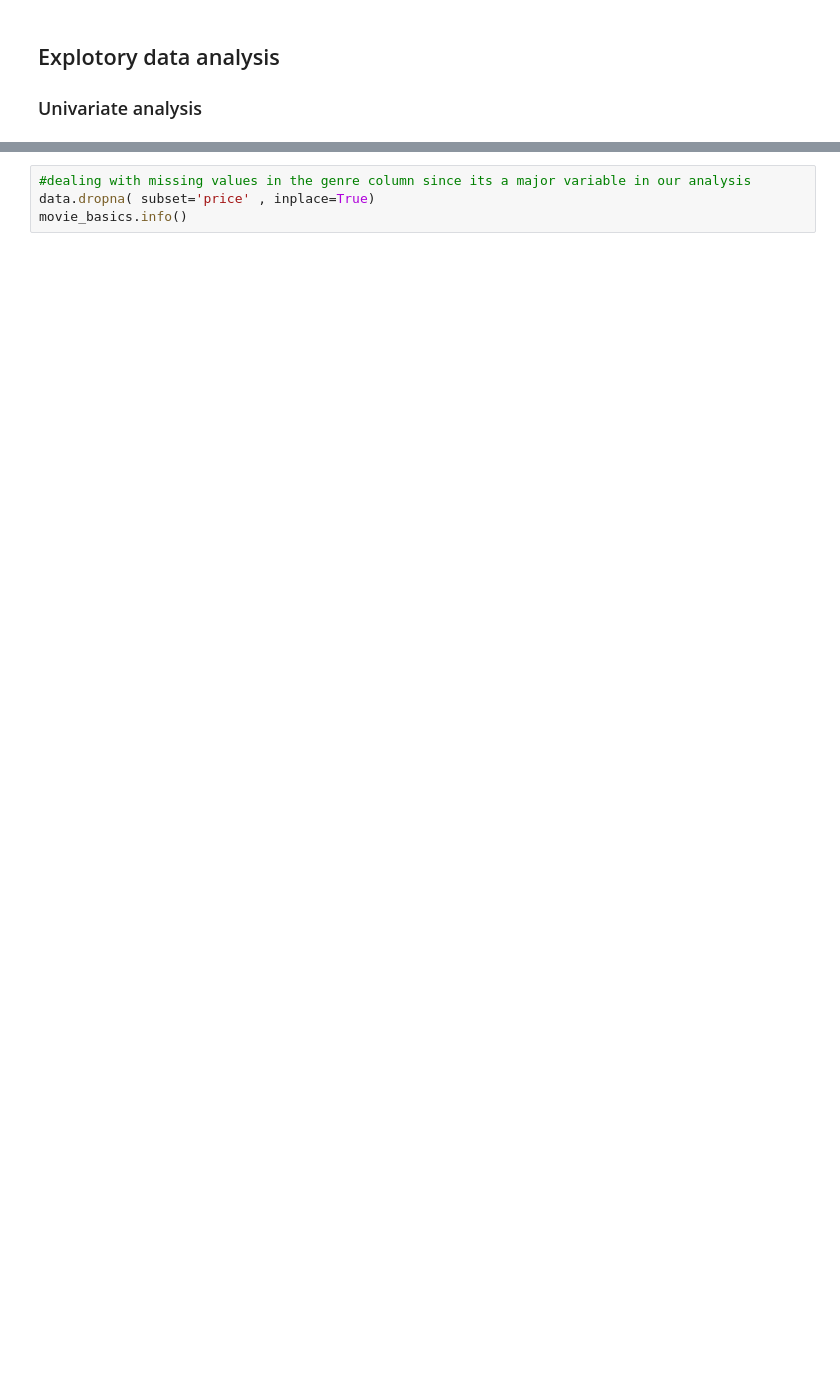
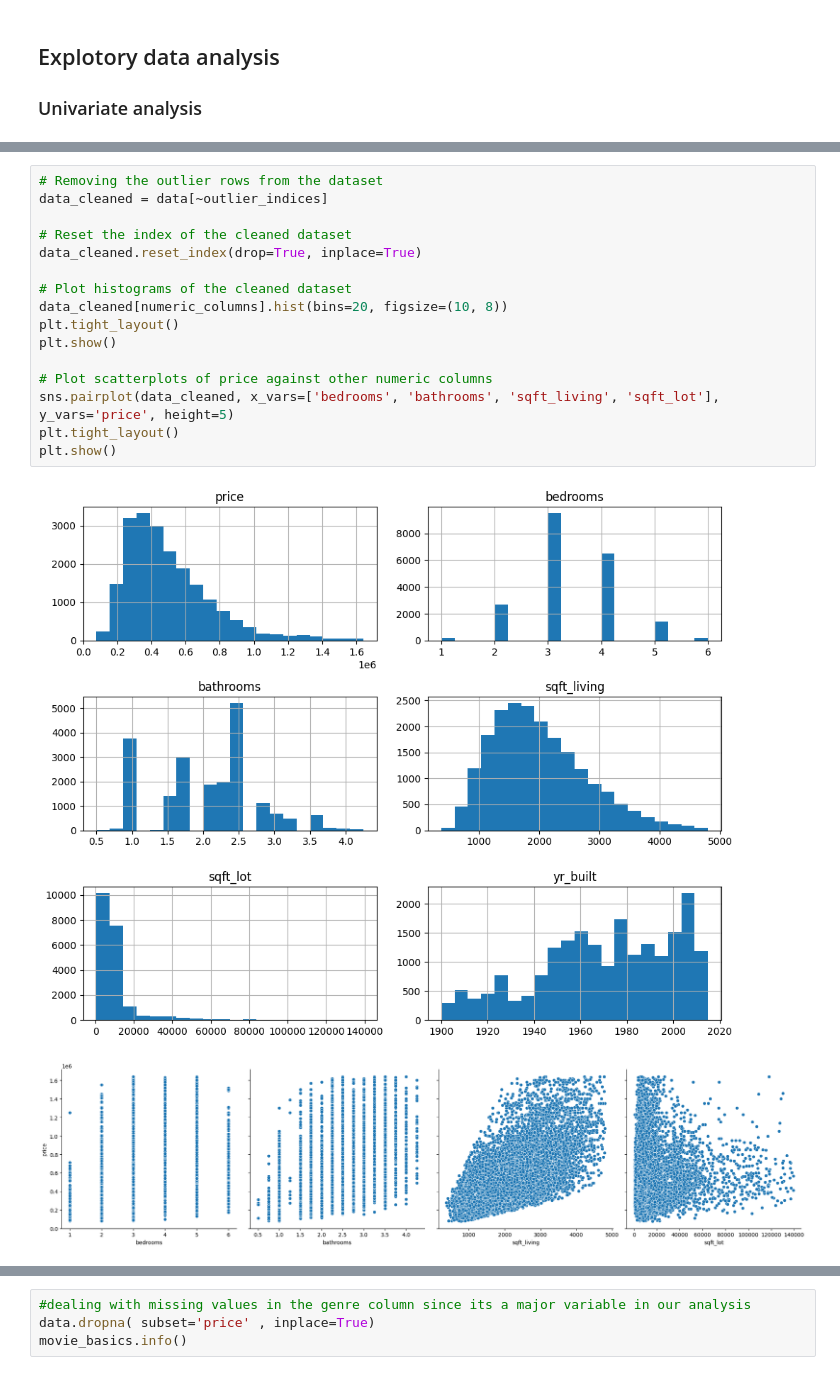
Before and after one commit to levine01/northwestern-county-house-price-analysis, a Jupyter notebook: index.ipynb, the cells around one changed output, grey strips where cells are left out. Saved outputs shown, nothing was run; the diff lists cells and outputs as text; blank space fills up the shorter version.

```diff
--- a/index.ipynb
+++ b/index.ipynb
@@ -70,3 +219,22 @@ plt.show()
+# %%
+# Removing the outlier rows from the dataset
+data_cleaned = data[~outlier_indices]
+
+# Reset the index of the cleaned dataset
+data_cleaned.reset_index(drop=True, inplace=True)
+
+# Plot histograms of the cleaned dataset
+data_cleaned[numeric_columns].hist(bins=20, figsize=(10, 8))
+plt.tight_layout()
+plt.show()
+
+# Plot scatterplots of price against other numeric columns
+sns.pairplot(data_cleaned, x_vars=['bedrooms', 'bathrooms', 'sqft_living', 'sqft_lot'], y_vars='price', height=5)
+plt.tight_layout()
+plt.show()
+# %% [output]
+[figure, added]
+[figure, added]
 # %%
 # checking for categorical columns
 categorical_columns = data.select_dtypes(include=['object', 'category']).columns
```
Also changed, not shown: parts of 19 cells of this notebook.
